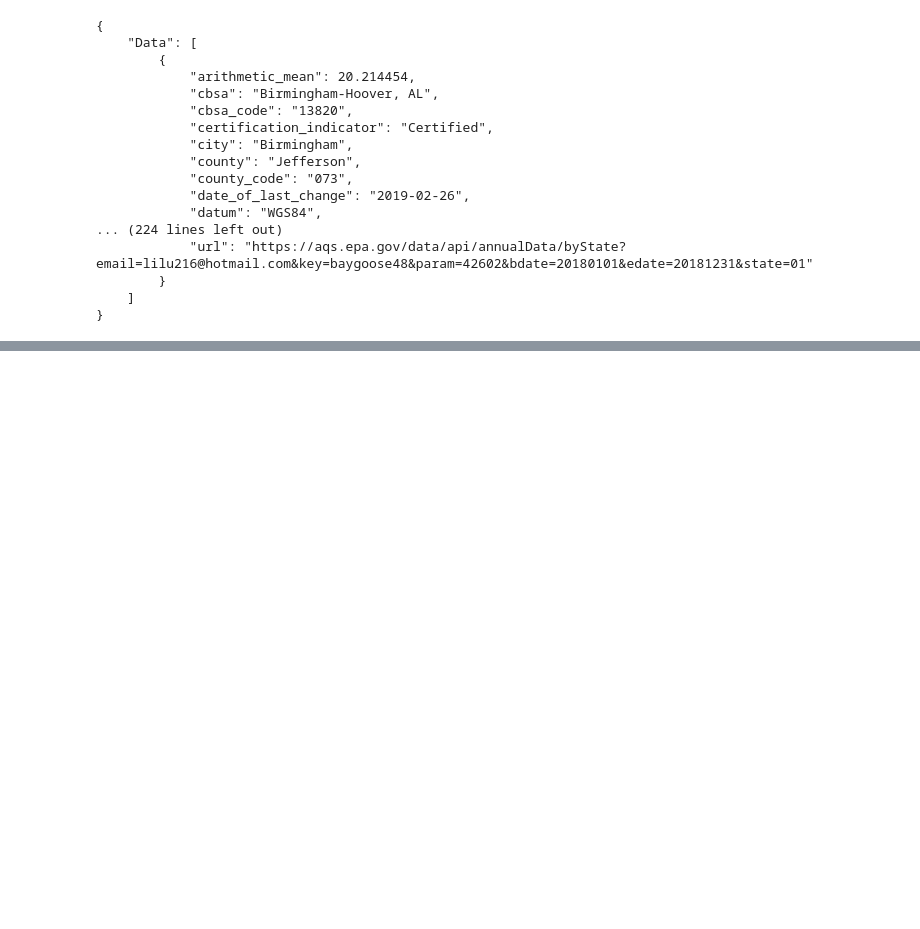
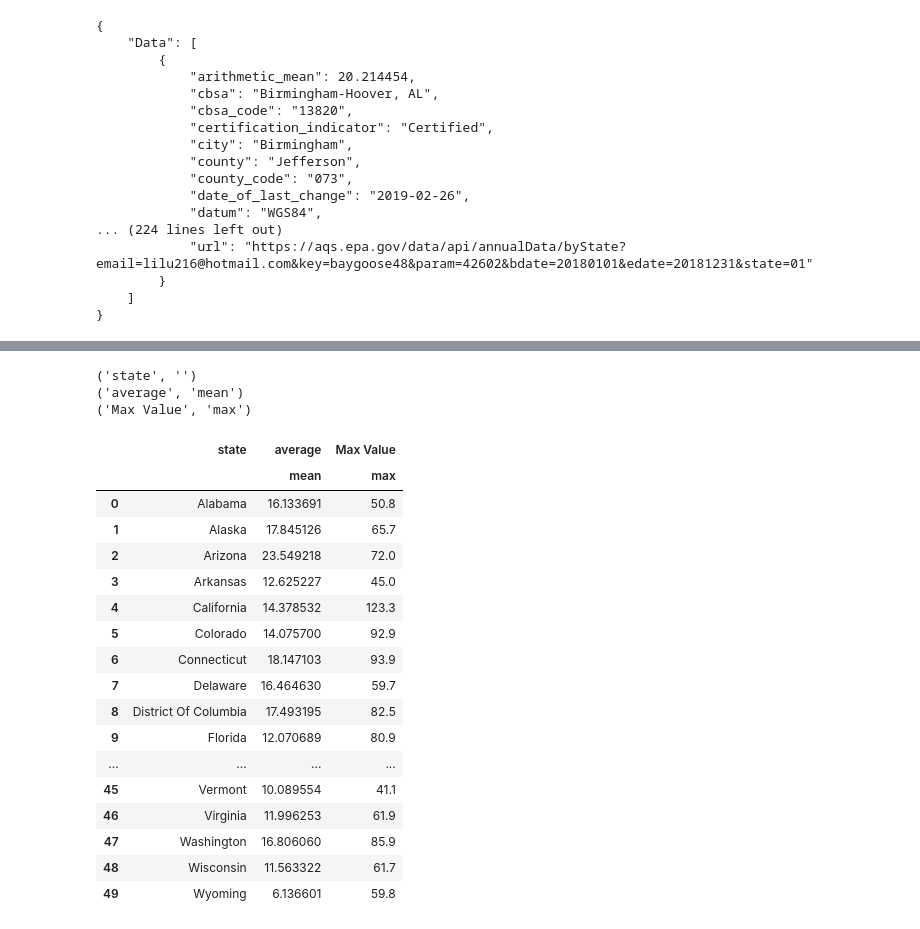
Before and after one commit to BrittLHeth/Project-1-API, a Jupyter notebook: Soujanya.ipynb, the cells around one changed output, grey strips where cells are left out. Saved outputs shown, nothing was run; the diff lists cells and outputs as text; code cells hidden in the pictures; blank space fills up the shorter version.

```diff
--- a/Soujanya.ipynb
+++ b/Soujanya.ipynb
@@ -157 +163,35 @@ no_2_df.head()
+# %%
+for col in no_3_df.columns:
+    print(col)
+# %% [output]
+('state', '')
+('average', 'mean')
+('Max Value', 'max')
+# %%
+clean_df =no_3_df.rename(columns={('state', ''):"state",('average', 'mean'):"Average No2 parts per billion",('Max Value', 'max'):"Max No2"})
+
+# del clean_df['date of highest value']
+
+# del clean_df['primary exceedence']
+
+clean_df
+# %% [output]
+|  | state | average | Max Value |
+|  |  | mean | max |
+| 0 | Alabama | 16.133691 | 50.8 |
+| 1 | Alaska | 17.845126 | 65.7 |
+| 2 | Arizona | 23.549218 | 72.0 |
+| 3 | Arkansas | 12.625227 | 45.0 |
+| 4 | California | 14.378532 | 123.3 |
+| 5 | Colorado | 14.075700 | 92.9 |
+| 6 | Connecticut | 18.147103 | 93.9 |
+| 7 | Delaware | 16.464630 | 59.7 |
+| 8 | District Of Columbia | 17.493195 | 82.5 |
+| 9 | Florida | 12.070689 | 80.9 |
+| ... | ... | ... | ... |
+| 45 | Vermont | 10.089554 | 41.1 |
+| 46 | Virginia | 11.996253 | 61.9 |
+| 47 | Washington | 16.806060 | 85.9 |
+| 48 | Wisconsin | 11.563322 | 61.7 |
+| 49 | Wyoming | 6.136601 | 59.8 |
 # %%
```
Also changed, not shown: parts of 9 cells of this notebook.
